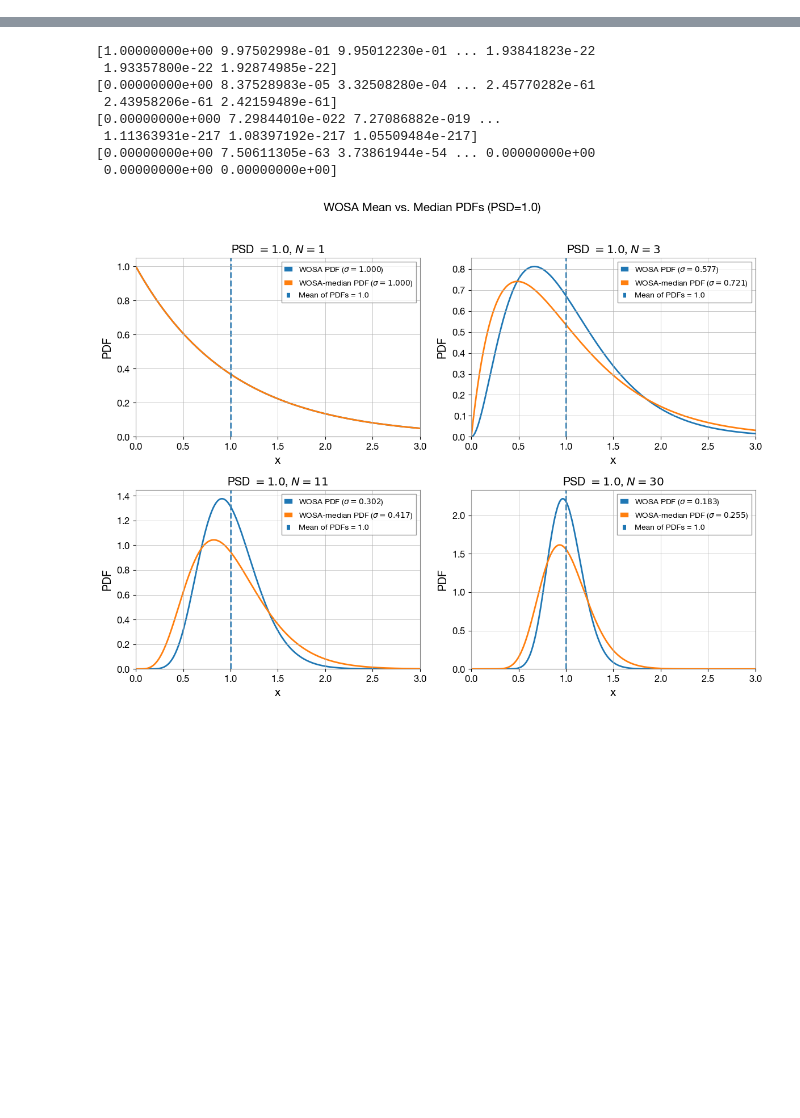
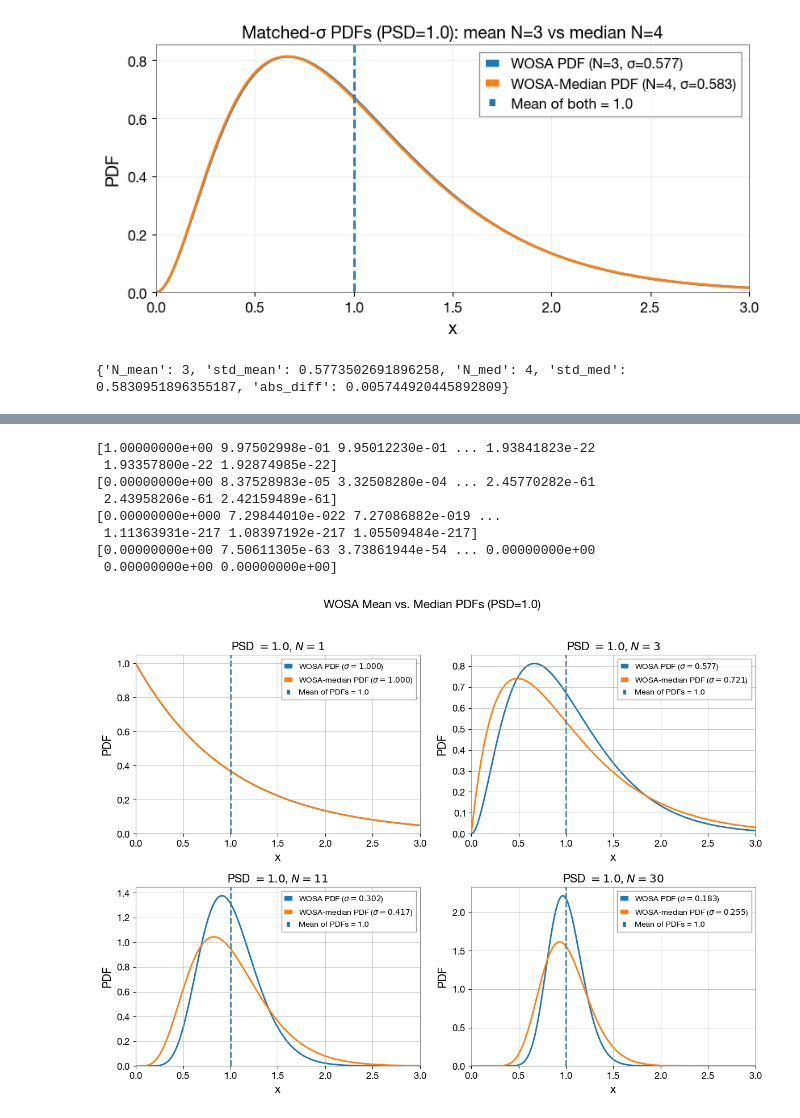
Before and after one commit to AkmDgreat/AkshatLISA, a Jupyter notebook: AkshatLISA/main_notebooks/psdNoiseMedianHistogram.ipynb, the cells around one changed output, grey strips where cells are left out. Saved outputs shown, nothing was run; the diff lists cells and outputs as text; code cells hidden in the pictures; blank space fills up the shorter version.

```diff
--- a/AkshatLISA/main_notebooks/psdNoiseMedianHistogram.ipynb
+++ b/AkshatLISA/main_notebooks/psdNoiseMedianHistogram.ipynb
@@ -27,0 +104,6 @@ import matplotlib.pyplot as plt
+# %%
+info = plot_matched_std(N_mean=3, s=1.0, N_candidates=range(1, 60))
+print(info)
+# %% [output]
+[figure, added]
+{'N_mean': 3, 'std_mean': 0.5773502691896258, 'N_med': 4, 'std_med': 0.5830951896355187, 'abs_diff': 0.005744920445892809}
```
Also changed, not shown: parts of 7 cells of this notebook, 3 other files.
